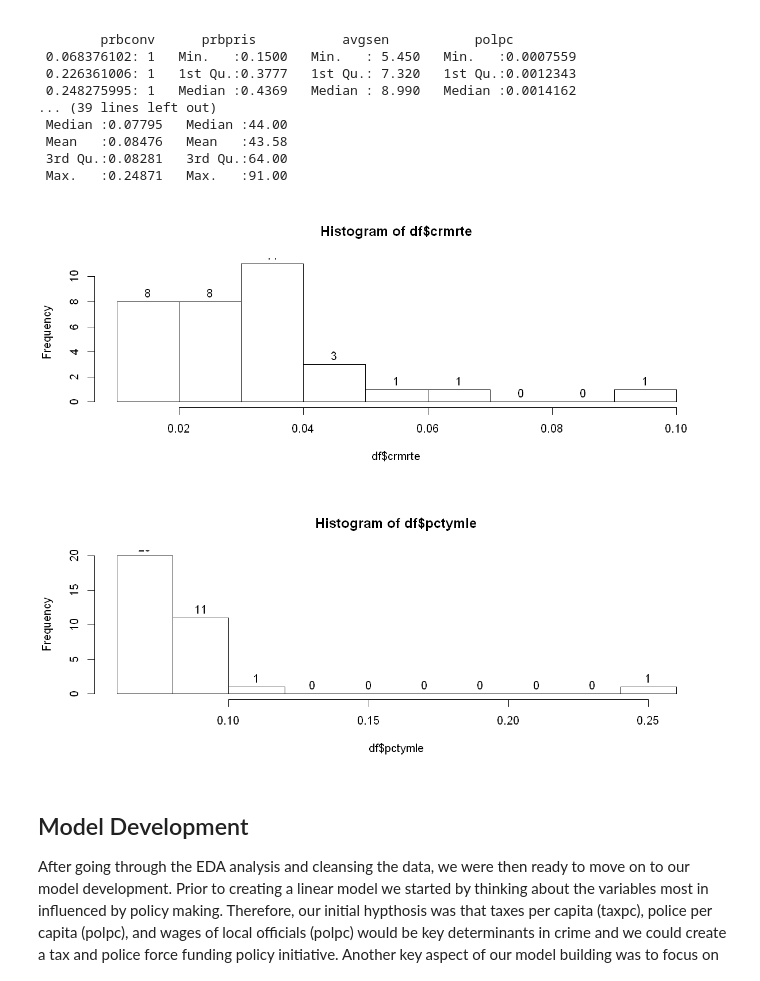
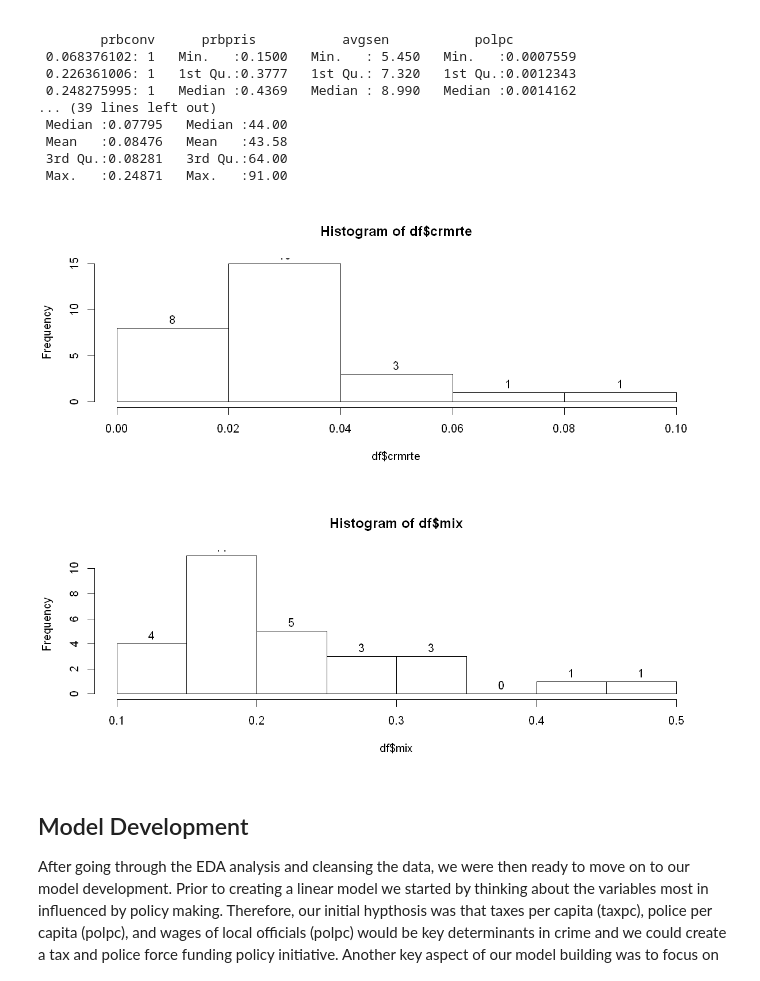
Before and after one commit to keithwerts1/w203_Lab_3, a Jupyter notebook: Lab_3_Hilton_Model_Building_Process_and_Model_#1.ipynb, the cells around one changed output. Cells and saved outputs as stored; diff of their text form; code cells hidden in the pictures.

```diff
--- a/Lab_3_Hilton_Model_Building_Process_and_Model_#1.ipynb
+++ b/Lab_3_Hilton_Model_Building_Process_and_Model_#1.ipynb
@@ -185,7 +185,7 @@ nrow(df)
 #Need to convert conviction rate into numerics
 df$prbconv2 = as.numeric(df$prbconv)
 # Removed outlier on wser, removed prbarr above 1, remove outlier on tax pc)
-df = subset(df, wser < 2000 & prbarr < 1 & taxpc <100 & mix > .12)
+df = subset(df, wser < 2000 & prbarr < 1 & taxpc <100 & mix >= .12)
 nrow(df)
 summary(df)
 # %% [output]
@@ -248,11 +248,11 @@ summary(df)
 # %%
 library("car")
 options(repr.plot.width=10, repr.plot.height=4)
 hist(df$crmrte, labels = TRUE)
-hist(df$pctymle, labels = TRUE)
+hist(df$mix, labels = TRUE)
 # %% [output]
-[figure, old version]
+[figure, new version]
-[figure, old version]
+[figure, new version]
 # %% [markdown]
 ## Model Development
 After going through the EDA analysis and cleansing the data, we were then ready to move on to our model development.  Prior to creating a linear model we started by thinking about the variables most in influenced by policy making.  Therefore, our initial hypthosis was that taxes per capita (taxpc), police per capita (polpc), and wages of local officials (polpc) would be key determinants in crime and we could create a tax and police force funding policy initiative.  Another key aspect of our model building was to focus on the crime rate (crmrte) as the dependent variable to test other variables as determiants in crime.
```
Also changed, not shown: parts of 1 cell of this notebook.
